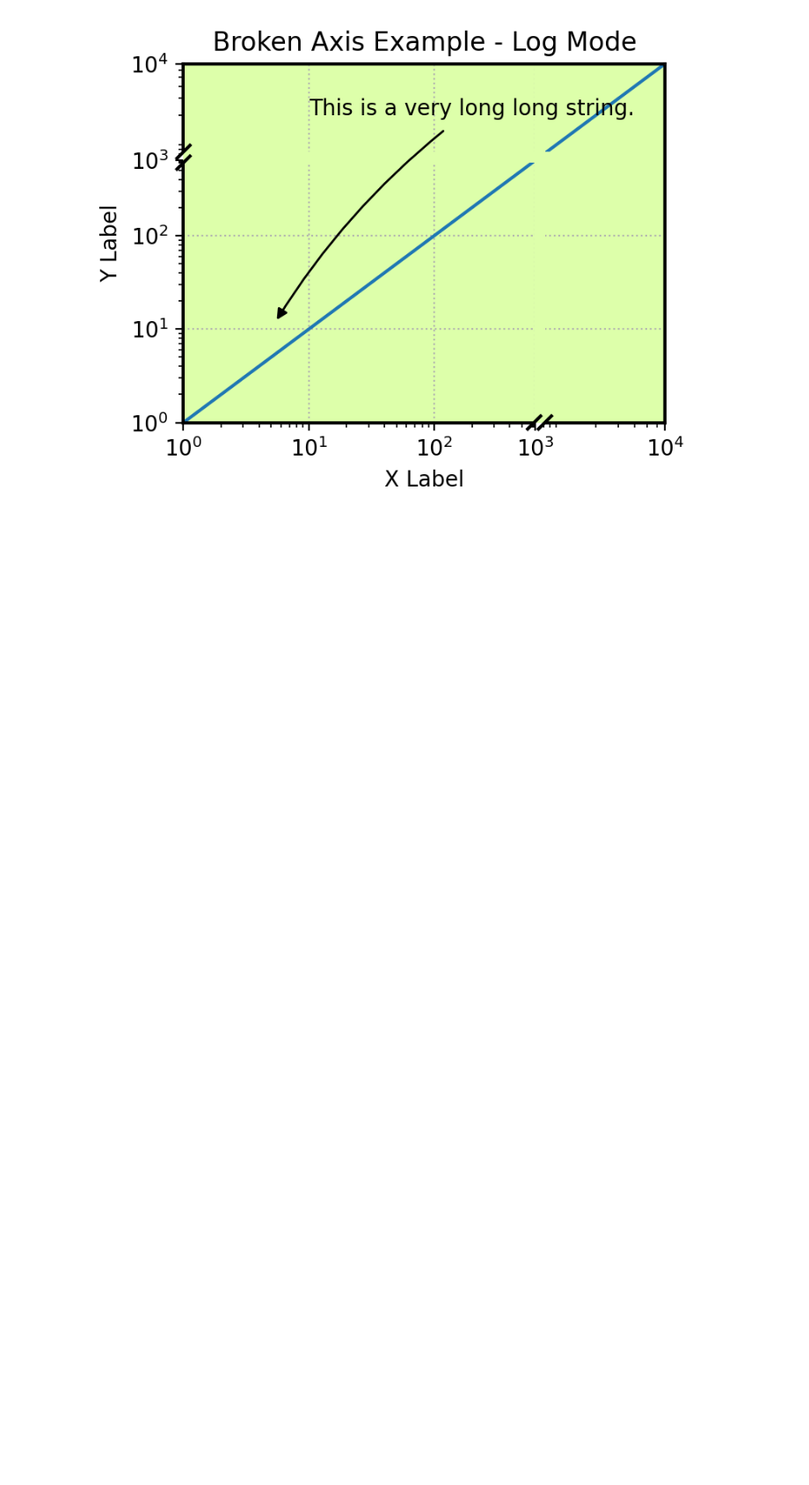
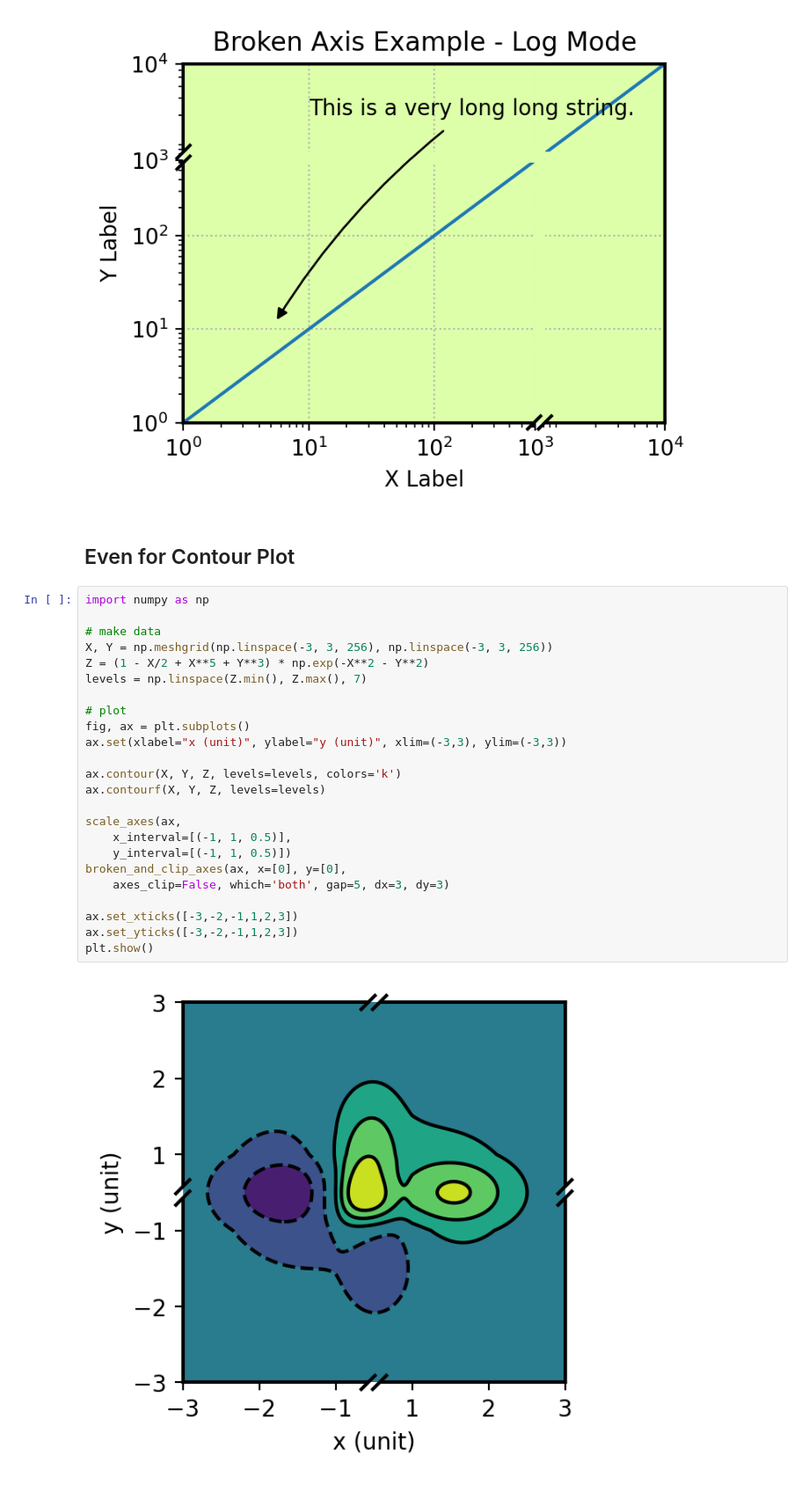
Before and after one commit to wuyao1997/break_axes, a Jupyter notebook: examples.ipynb, the cells around one changed output. Shown: that part at 88% size. Drawn from its saved outputs; the diff is of its cells as text; blank space fills up the shorter version.

```diff
--- a/examples.ipynb
+++ b/examples.ipynb
@@ -90,3 +90,31 @@ broken_and_clip_axes(ax, x=[1500], y=[1500],
 plt.show()
 # %% [output]
 [figure]
+# %% [markdown]
+## Even for Contour Plot
+# %%
+import numpy as np
+
+# make data
+X, Y = np.meshgrid(np.linspace(-3, 3, 256), np.linspace(-3, 3, 256))
+Z = (1 - X/2 + X**5 + Y**3) * np.exp(-X**2 - Y**2)
+levels = np.linspace(Z.min(), Z.max(), 7)
+
+# plot
+fig, ax = plt.subplots()
+ax.set(xlabel="x (unit)", ylabel="y (unit)", xlim=(-3,3), ylim=(-3,3))
+
+ax.contour(X, Y, Z, levels=levels, colors='k')
+ax.contourf(X, Y, Z, levels=levels)
+
+scale_axes(ax,
+    x_interval=[(-1, 1, 0.5)],
+    y_interval=[(-1, 1, 0.5)])
+broken_and_clip_axes(ax, x=[0], y=[0],
+    axes_clip=False, which='both', gap=5, dx=3, dy=3)
+
+ax.set_xticks([-3,-2,-1,1,2,3])
+ax.set_yticks([-3,-2,-1,1,2,3])
+plt.show()
+# %% [output]
+[figure, added]
```
Also changed, not shown: 4 other files.
